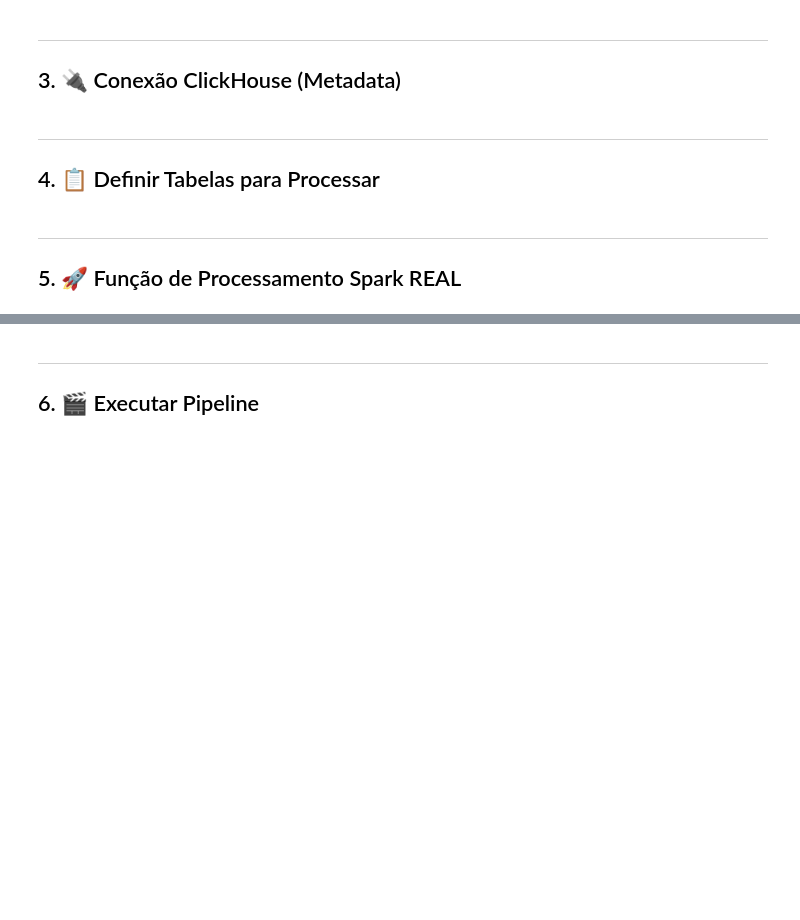
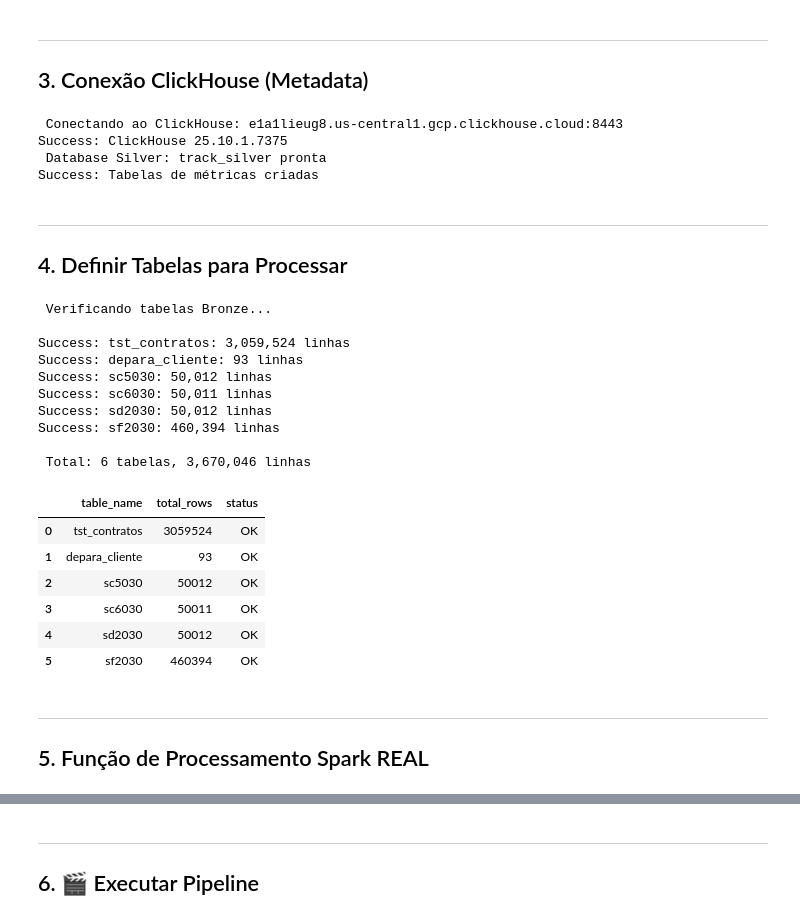
Before and after one commit to amarorn/data-pipeline-track, a Jupyter notebook: output/jupyter-notebook/silver-layer-spark-optimized.ipynb, the cells around one changed output, grey strips where cells are left out. Cells and saved outputs as stored; diff of their text form; code cells hidden in the pictures; blank space fills up the shorter version.

```diff
--- a/output/jupyter-notebook/silver-layer-spark-optimized.ipynb
+++ b/output/jupyter-notebook/silver-layer-spark-optimized.ipynb
@@ -140,9 +324,9 @@ print(f"   Arrow Habilitado: {spark.conf.get('spark.sql.execution.arrow.pyspark.
 # %% [markdown]
 ---
-## 3. 🔌 Conexão ClickHouse (Metadata)
+## 3.  Conexão ClickHouse (Metadata)
 # %%
 # Cliente ClickHouse apenas para metadata e métricas
-print(f"🔌 Conectando ao ClickHouse: {CH_HOST}:{CH_PORT}")
+print(f" Conectando ao ClickHouse: {CH_HOST}:{CH_PORT}")
 
 client = clickhouse_connect.get_client(
     host=CH_HOST,
@@ -153,11 +337,11 @@ client = clickhouse_connect.get_client(
 )
 
 version = client.query("SELECT version()").result_rows[0][0]
-print(f"✅ ClickHouse {version}")
+print(f"Success: ClickHouse {version}")
 
 # Criar database Silver
 client.command(f"CREATE DATABASE IF NOT EXISTS {CH_DATABASE_SILVER}")
-print(f"📦 Database Silver: {CH_DATABASE_SILVER} pronta")
+print(f" Database Silver: {CH_DATABASE_SILVER} pronta")
 
 # Criar tabelas de métricas
 client.command(f"""
@@ -179,46 +363,69 @@ client.command(f"""
     ORDER BY (table_name, execution_timestamp)
 """)
 
-print("✅ Tabelas de métricas criadas")
+print("Success: Tabelas de métricas criadas")
+# %% [output]
+ Conectando ao ClickHouse: e1a1lieug8.us-central1.gcp.clickhouse.cloud:8443
+Success: ClickHouse 25.10.1.7375
+ Database Silver: track_silver pronta
+Success: Tabelas de métricas criadas
 # %% [markdown]
 ---
-## 4. 📋 Definir Tabelas para Processar
+## 4.  Definir Tabelas para Processar
 # %%
 # Listar tabelas Bronze
 tables_info = []
 
 tables_to_process = [
     "tst_contratos",
     "depara_cliente",
     "sc5030",
     "sc6030",
     "sd2030",
     "sf2030"
 ]
 
-print("🔍 Verificando tabelas Bronze...\n")
+print(" Verificando tabelas Bronze...\n")
 
 for table in tables_to_process:
     try:
         result = client.query(f"SELECT count() FROM {CH_DATABASE_BRONZE}.{table}")
         count = result.result_rows[0][0]
 
         if count > 0:
             tables_info.append({
                 'table_name': table,
                 'total_rows': count,
-                'status': '✅'
+                'status': 'OK'
             })
-            print(f"✅ {table}: {count:,} linhas")
+            print(f"Success: {table}: {count:,} linhas")
     except Exception as e:
-        print(f"❌ {table}: {str(e)[:80]}")
+        print(f"Error {table}: {str(e)[:80]}")
 
 df_tables = pd.DataFrame(tables_info)
-print(f"\n📊 Total: {len(tables_info)} tabelas, {df_tables['total_rows'].sum():,} linhas")
+print(f"\n Total: {len(tables_info)} tabelas, {df_tables['total_rows'].sum():,} linhas")
 df_tables
+# %% [output]
+ Verificando tabelas Bronze...
+
+Success: tst_contratos: 3,059,524 linhas
+Success: depara_cliente: 93 linhas
+Success: sc5030: 50,012 linhas
+Success: sc6030: 50,011 linhas
+Success: sd2030: 50,012 linhas
+Success: sf2030: 460,394 linhas
+
+ Total: 6 tabelas, 3,670,046 linhas
+|  | table_name | total_rows | status |
+| 0 | tst_contratos | 3059524 | OK |
+| 1 | depara_cliente | 93 | OK |
+| 2 | sc5030 | 50012 | OK |
+| 3 | sc6030 | 50011 | OK |
+| 4 | sd2030 | 50012 | OK |
+| 5 | sf2030 | 460394 | OK |
 # %% [markdown]
 ---
-## 5. 🚀 Função de Processamento Spark REAL
+## 5.  Função de Processamento Spark REAL
 # %%
 def process_table_with_spark(
     table_name: str,
```
Also changed, not shown: parts of 17 cells of this notebook, 3 other files.
